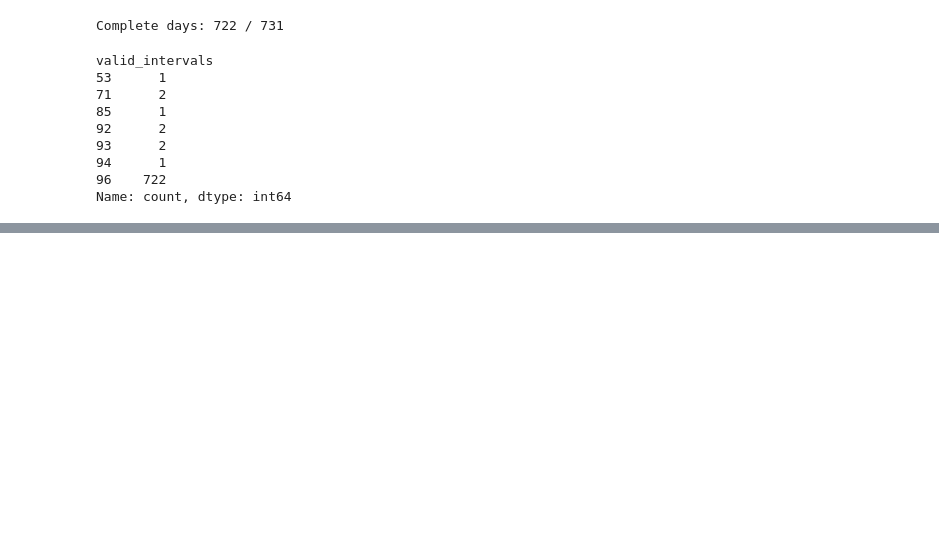
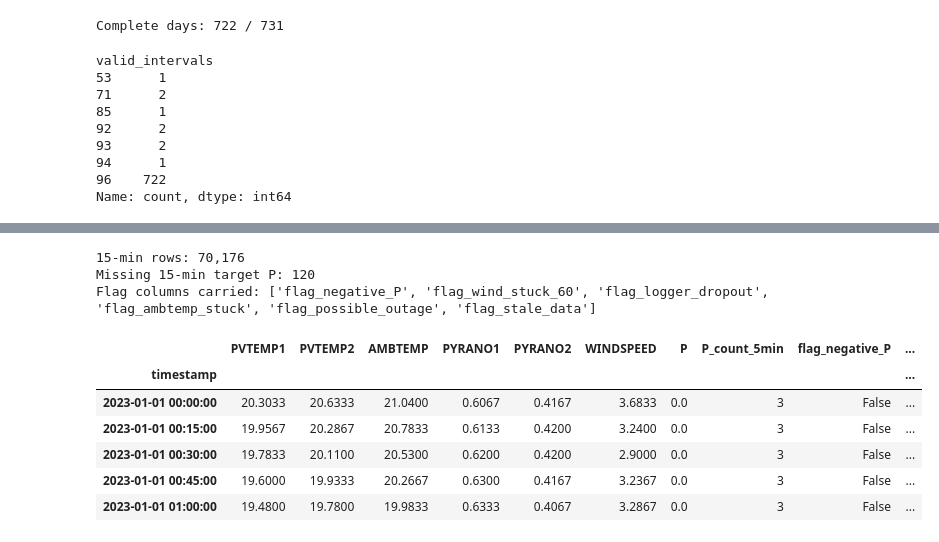
Before and after one commit to SwelSwel/solar-forecasting-s01, a Jupyter notebook: notebooks/S01_Solar_DayAhead_Forecasting_Proposal.ipynb, the cells around one changed output, grey strips where cells are left out. Drawn from its saved outputs; the diff is of its cells as text; code cells hidden in the pictures; blank space fills up the shorter version.

```diff
--- a/notebooks/S01_Solar_DayAhead_Forecasting_Proposal.ipynb
+++ b/notebooks/S01_Solar_DayAhead_Forecasting_Proposal.ipynb
@@ -1047,0 +1208,37 @@ plt.show()
+# %%
+#  Resample to 15-minute intervals (on masked data)
+numeric_cols = ["PVTEMP1", "PVTEMP2", "AMBTEMP", "PYRANO1", "PYRANO2", "WINDSPEED", "P"]
+
+df_15 = df[numeric_cols].resample("15min").mean()
+
+# Count how many valid 5-min P observations contributed to each 15-min interval
+p_count = df["P"].resample("15min").count()
+df_15["P_count_5min"] = p_count
+
+# Strict target: need all 3 expected measurements
+df_15.loc[df_15["P_count_5min"] < 3, "P"] = np.nan
+
+# Carry flag columns forward
+flag_cols = [c for c in df.columns if c.startswith("flag_")]
+for fc in flag_cols:
+    df_15[fc] = df[fc].resample("15min").max()
+
+print("15-min rows:", f"{len(df_15):,}")
+print("Missing 15-min target P:", int(df_15["P"].isna().sum()))
+print(f"Flag columns carried: {flag_cols}")
+
+df_15 = df_15.round(4)
+df_15.to_csv(OUTPUT_DIR / "S01_2023_2024_15min_processed.csv")
+
+display(df_15.head())
+# %% [output]
+15-min rows: 70,176
+Missing 15-min target P: 120
+Flag columns carried: ['flag_negative_P', 'flag_wind_stuck_60', 'flag_logger_dropout', 'flag_ambtemp_stuck', 'flag_possible_outage', 'flag_stale_data']
+|  | PVTEMP1 | PVTEMP2 | AMBTEMP | PYRANO1 | PYRANO2 | WINDSPEED | P | P_count_5min | flag_negative_P | ... |
+| timestamp |  |  |  |  |  |  |  |  |  | ... |
+| 2023-01-01 00:00:00 | 20.3033 | 20.6333 | 21.0400 | 0.6067 | 0.4167 | 3.6833 | 0.0 | 3 | False | ... |
+| 2023-01-01 00:15:00 | 19.9567 | 20.2867 | 20.7833 | 0.6133 | 0.4200 | 3.2400 | 0.0 | 3 | False | ... |
+| 2023-01-01 00:30:00 | 19.7833 | 20.1100 | 20.5300 | 0.6200 | 0.4200 | 2.9000 | 0.0 | 3 | False | ... |
+| 2023-01-01 00:45:00 | 19.6000 | 19.9333 | 20.2667 | 0.6300 | 0.4167 | 3.2367 | 0.0 | 3 | False | ... |
+| 2023-01-01 01:00:00 | 19.4800 | 19.7800 | 19.9833 | 0.6333 | 0.4067 | 3.2867 | 0.0 | 3 | False | ... |
```
Also changed, not shown: parts of 25 cells of this notebook, 2 other files.
